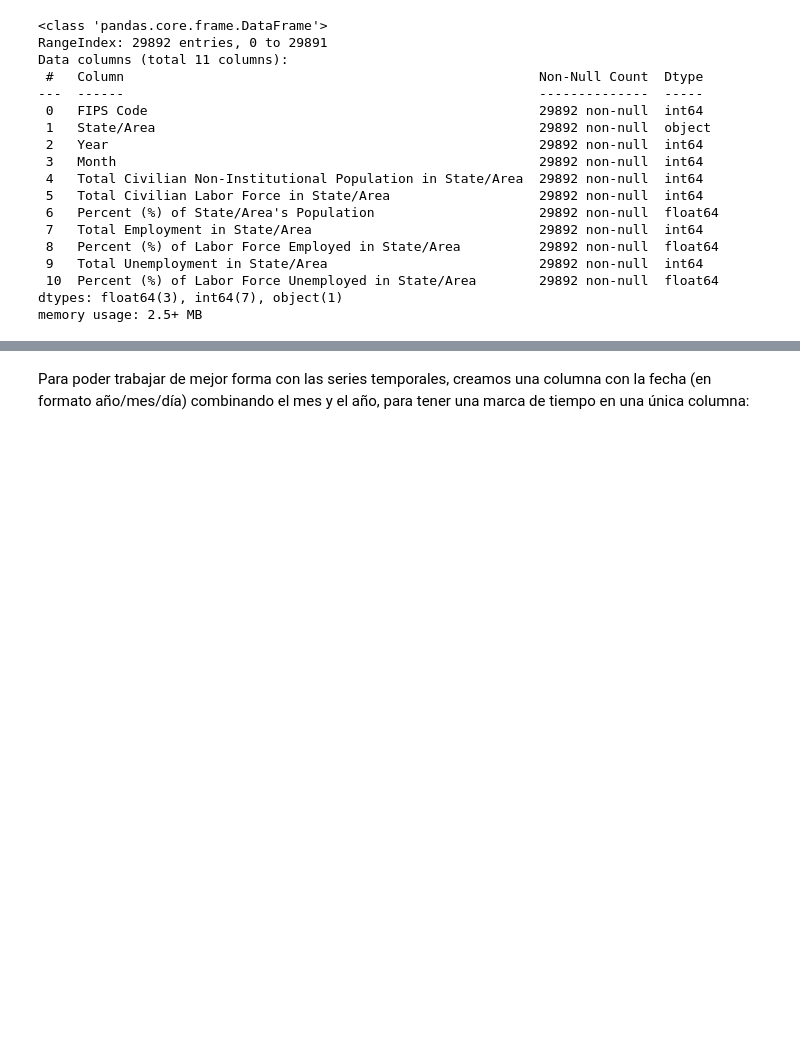
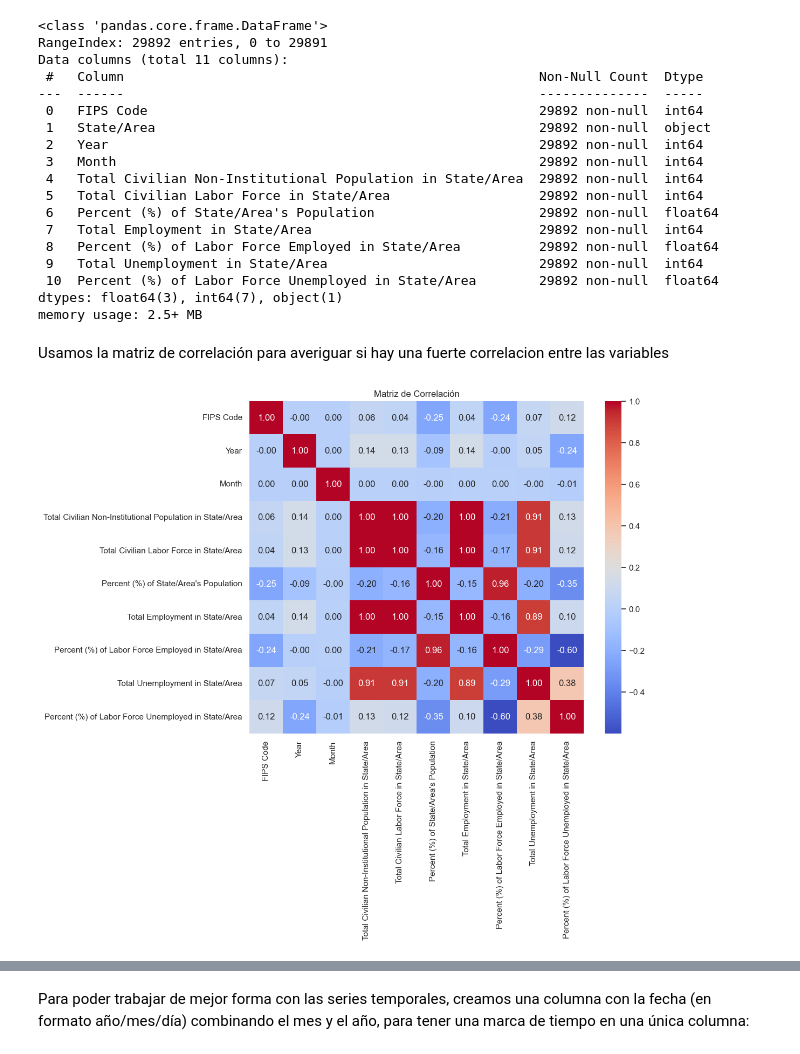
Before and after one commit to IgnacioGarciaLuengo/USA_Unemployment_Analysis, a Jupyter notebook: practica.ipynb, the cells around one changed output, grey strips where cells are left out. Drawn from its saved outputs; the diff is of its cells as text; code cells hidden in the pictures; blank space fills up the shorter version.

Commit message:
Matriz Correlacion

```diff
--- a/practica.ipynb
+++ b/practica.ipynb
@@ -98,3 +98,15 @@ Data columns (total 11 columns):
  10  Percent (%) of Labor Force Unemployed in State/Area        29892 non-null  float64
 dtypes: float64(3), int64(7), object(1)
 memory usage: 2.5+ MB
+# %% [markdown]
+Usamos la matriz de correlación para averiguar si hay una fuerte correlacion entre las variables
+# %%
+matriz_correlacion = df.corr()
+
+# Crear un mapa de calor para visualizar la matriz de correlación
+plt.figure(figsize=(10, 8))
+sns.heatmap(matriz_correlacion, annot=True, cmap='coolwarm', fmt=".2f")
+plt.title('Matriz de Correlación')
+plt.show()
+# %% [output]
+[figure, added]
```
Also changed, not shown: parts of 7 cells of this notebook.
